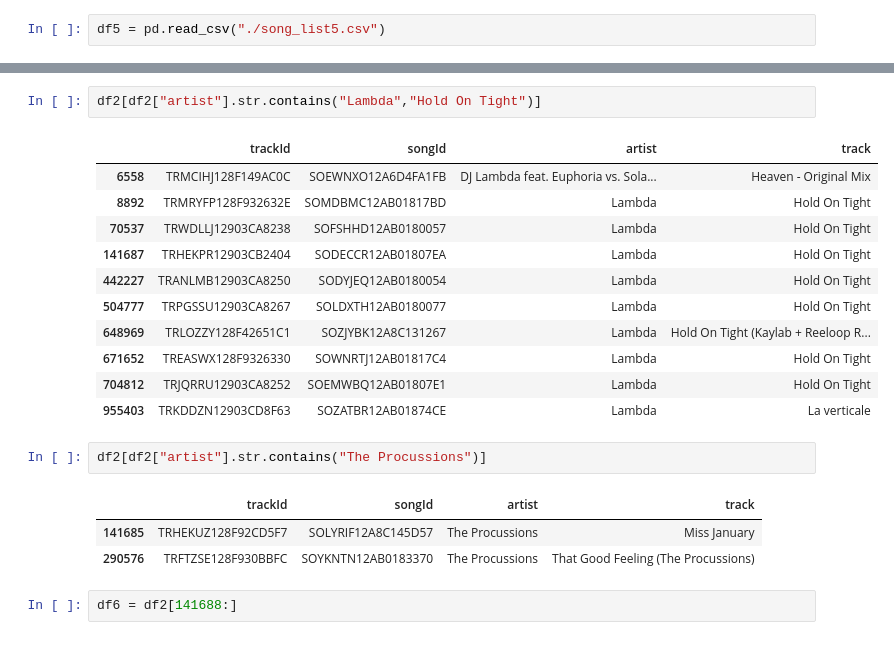
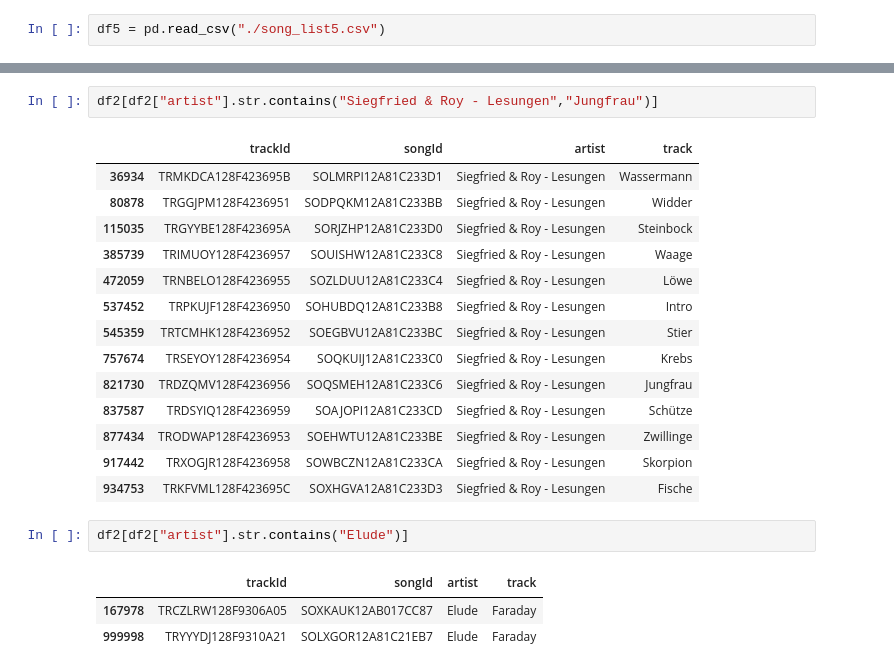
Before and after one commit to zwarshavsky/Data-Science-SSS, a Jupyter notebook: data acquisition/Song_List_data2.ipynb, the cells around one changed output, grey strips where cells are left out. Saved outputs shown, nothing was run; the diff lists cells and outputs as text.

```diff
--- a/data acquisition/Song_List_data2.ipynb
+++ b/data acquisition/Song_List_data2.ipynb
@@ -160,25 +159,26 @@ df5.tail()
 | 49982 | 5V6bkhWzVJsKchObfqi5oo | The Procussions | Miss January | 0.426 | 0.780 | 10.0 | -6.016 | 0.0 | 0.4020 | ... |
 | 49983 | 1zzRJsvY32lHgIRnSWEFx7 | U2 | The Ocean | 0.508 | 0.292 | 3.0 | -15.106 | 0.0 | 0.0319 | ... |
 | 49984 | 6t9dKp7Nf1t4HpYXOdeVNl | Lambda | Hold On Tight | 0.689 | 0.765 | 9.0 | -9.246 | 0.0 | 0.0332 | ... |
+# %%
+df2[df2["artist"].str.contains("Siegfried & Roy - Lesungen","Jungfrau")]
+# %% [output]
+|  | trackId | songId | artist | track |
+| 36934 | TRMKDCA128F423695B | SOLMRPI12A81C233D1 | Siegfried & Roy - Lesungen | Wassermann |
+| 80878 | TRGGJPM128F4236951 | SODPQKM12A81C233BB | Siegfried & Roy - Lesungen | Widder |
+| 115035 | TRGYYBE128F423695A | SORJZHP12A81C233D0 | Siegfried & Roy - Lesungen | Steinbock |
+| 385739 | TRIMUOY128F4236957 | SOUISHW12A81C233C8 | Siegfried & Roy - Lesungen | Waage |
+| 472059 | TRNBELO128F4236955 | SOZLDUU12A81C233C4 | Siegfried & Roy - Lesungen | Löwe |
+| 537452 | TRPKUJF128F4236950 | SOHUBDQ12A81C233B8 | Siegfried & Roy - Lesungen | Intro |
+| 545359 | TRTCMHK128F4236952 | SOEGBVU12A81C233BC | Siegfried & Roy - Lesungen | Stier |
+| 757674 | TRSEYOY128F4236954 | SOQKUIJ12A81C233C0 | Siegfried & Roy - Lesungen | Krebs |
+| 821730 | TRDZQMV128F4236956 | SOQSMEH12A81C233C6 | Siegfried & Roy - Lesungen | Jungfrau |
+| 837587 | TRDSYIQ128F4236959 | SOAJOPI12A81C233CD | Siegfried & Roy - Lesungen | Schütze |
+| 877434 | TRODWAP128F4236953 | SOEHWTU12A81C233BE | Siegfried & Roy - Lesungen | Zwillinge |
+| 917442 | TRXOGJR128F4236958 | SOWBCZN12A81C233CA | Siegfried & Roy - Lesungen | Skorpion |
+| 934753 | TRKFVML128F423695C | SOXHGVA12A81C233D3 | Siegfried & Roy - Lesungen | Fische |
 # %%
-df2[df2["artist"].str.contains("Lambda","Hold On Tight")]
+df2[df2["artist"].str.contains("Elude")]
 # %% [output]
 |  | trackId | songId | artist | track |
-| 6558 | TRMCIHJ128F149AC0C | SOEWNXO12A6D4FA1FB | DJ Lambda feat. Euphoria vs. Sola... | Heaven - Original Mix |
-| 8892 | TRMRYFP128F932632E | SOMDBMC12AB01817BD | Lambda | Hold On Tight |
-| 70537 | TRWDLLJ12903CA8238 | SOFSHHD12AB0180057 | Lambda | Hold On Tight |
-| 141687 | TRHEKPR12903CB2404 | SODECCR12AB01807EA | Lambda | Hold On Tight |
-| 442227 | TRANLMB12903CA8250 | SODYJEQ12AB0180054 | Lambda | Hold On Tight |
-| 504777 | TRPGSSU12903CA8267 | SOLDXTH12AB0180077 | Lambda | Hold On Tight |
-| 648969 | TRLOZZY128F42651C1 | SOZJYBK12A8C131267 | Lambda | Hold On Tight (Kaylab + Reeloop R... |
-| 671652 | TREASWX128F9326330 | SOWNRTJ12AB01817C4 | Lambda | Hold On Tight |
-| 704812 | TRJQRRU12903CA8252 | SOEMWBQ12AB01807E1 | Lambda | Hold On Tight |
-| 955403 | TRKDDZN12903CD8F63 | SOZATBR12AB01874CE | Lambda | La verticale |
+| 167978 | TRCZLRW128F9306A05 | SOXKAUK12AB017CC87 | Elude | Faraday |
+| 999998 | TRYYYDJ128F9310A21 | SOLXGOR12A81C21EB7 | Elude | Faraday |
-# %%
-df2[df2["artist"].str.contains("The Procussions")]
-# %% [output]
-|  | trackId | songId | artist | track |
-| 141685 | TRHEKUZ128F92CD5F7 | SOLYRIF12A8C145D57 | The Procussions | Miss January |
-| 290576 | TRFTZSE128F930BBFC | SOYKNTN12AB0183370 | The Procussions | That Good Feeling (The Procussions) |
-# %%
-df6 = df2[141688:]
```
Also changed, not shown: parts of 6 cells of this notebook, 2 other files.
